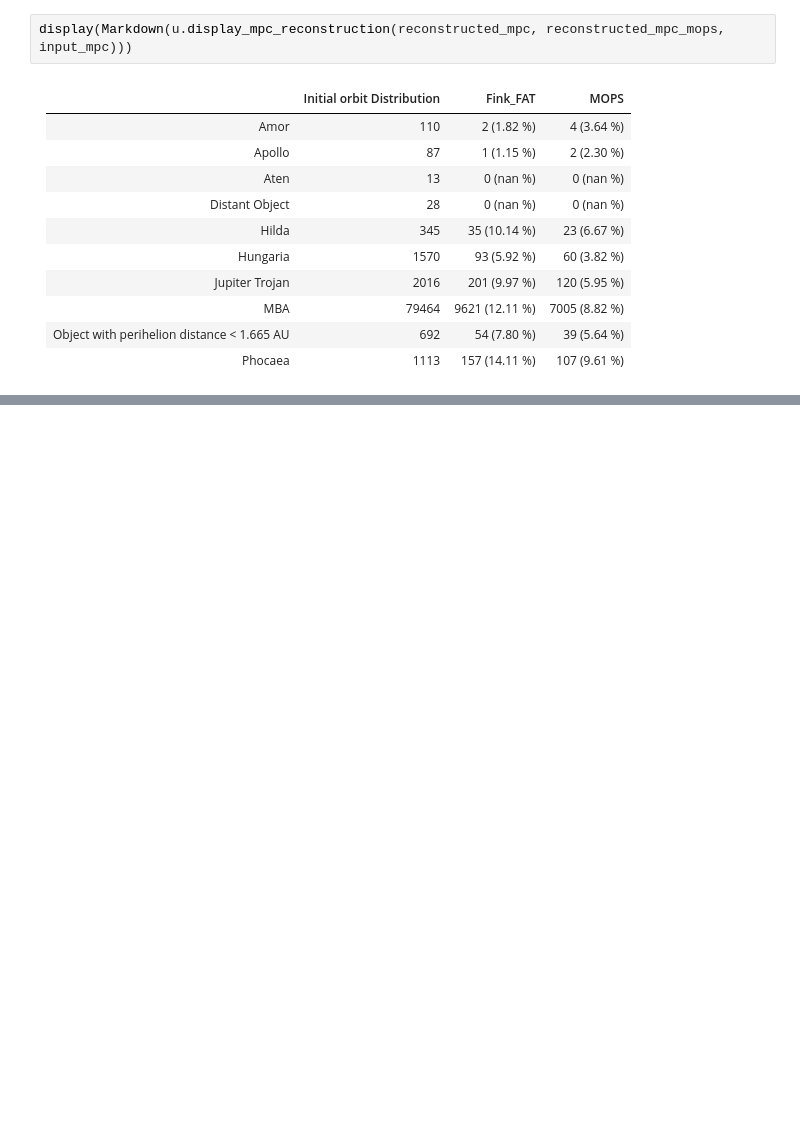
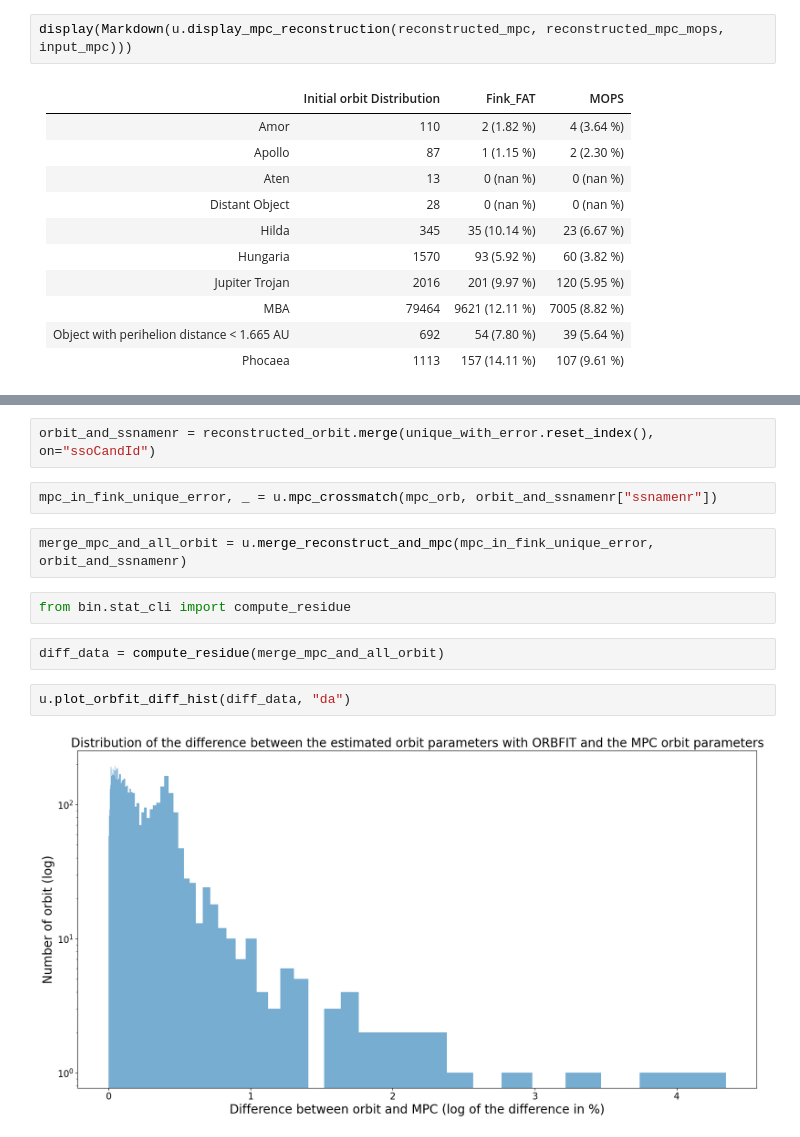
Before and after one commit to FusRoman/fink-fat, a Jupyter notebook: notebook/results_analysis/confirmed_fink_fat.ipynb, the cells around one changed output, grey strips where cells are left out. Drawn from its saved outputs; the diff is of its cells as text; blank space fills up the shorter version.

```diff
--- a/notebook/results_analysis/confirmed_fink_fat.ipynb
+++ b/notebook/results_analysis/confirmed_fink_fat.ipynb
@@ -136,0 +138,14 @@ display(Markdown(u.display_mpc_reconstruction(reconstructed_mpc, reconstructed_m
+# %%
+orbit_and_ssnamenr = reconstructed_orbit.merge(unique_with_error.reset_index(), on="ssoCandId")
+# %%
+mpc_in_fink_unique_error, _ = u.mpc_crossmatch(mpc_orb, orbit_and_ssnamenr["ssnamenr"])
+# %%
+merge_mpc_and_all_orbit = u.merge_reconstruct_and_mpc(mpc_in_fink_unique_error, orbit_and_ssnamenr)
+# %%
+from bin.stat_cli import compute_residue
+# %%
+diff_data = compute_residue(merge_mpc_and_all_orbit)
+# %%
+u.plot_orbfit_diff_hist(diff_data, "da")
+# %% [output]
+[figure, added]
```
Also changed, not shown: parts of 4 cells of this notebook, 6 other files.
